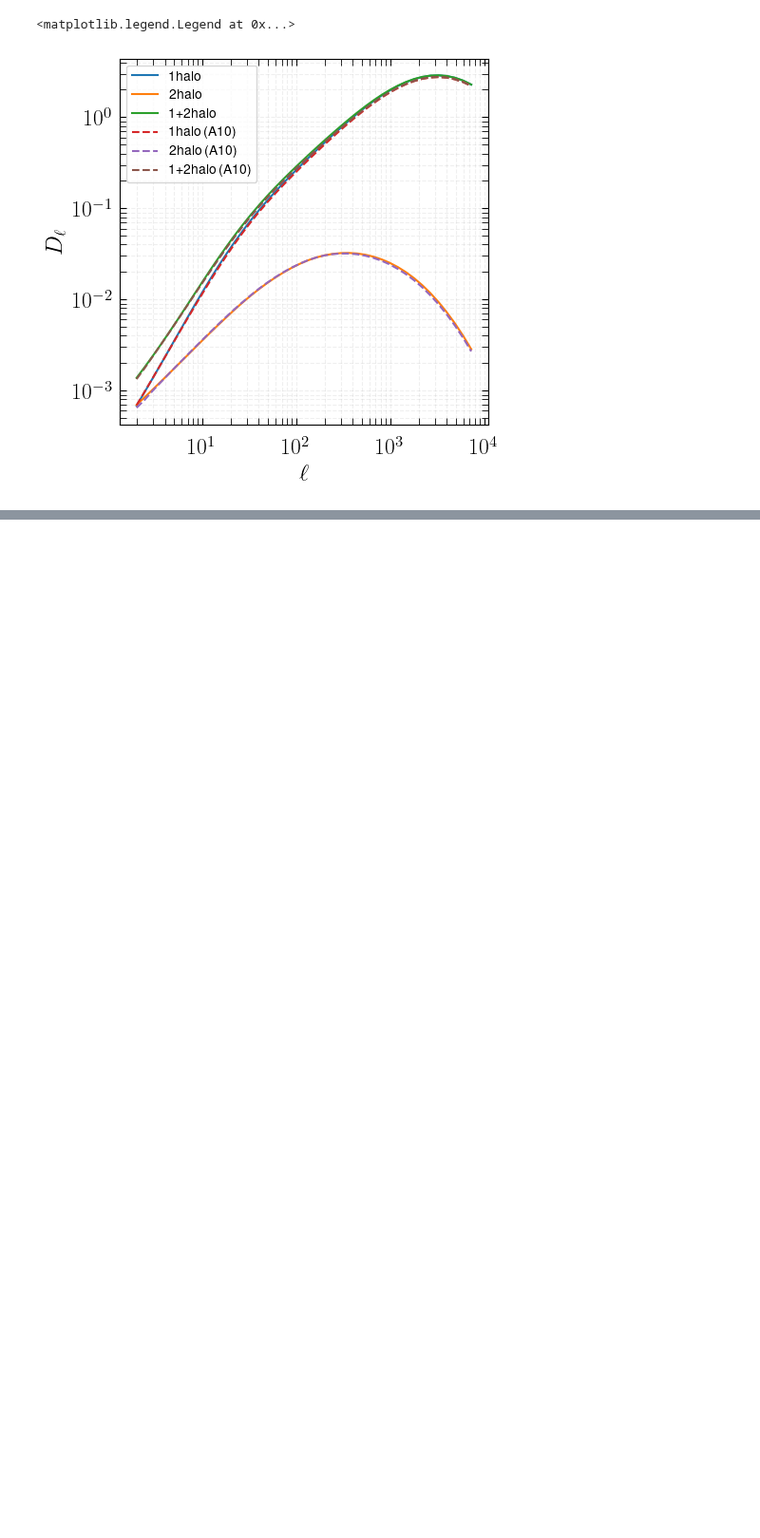
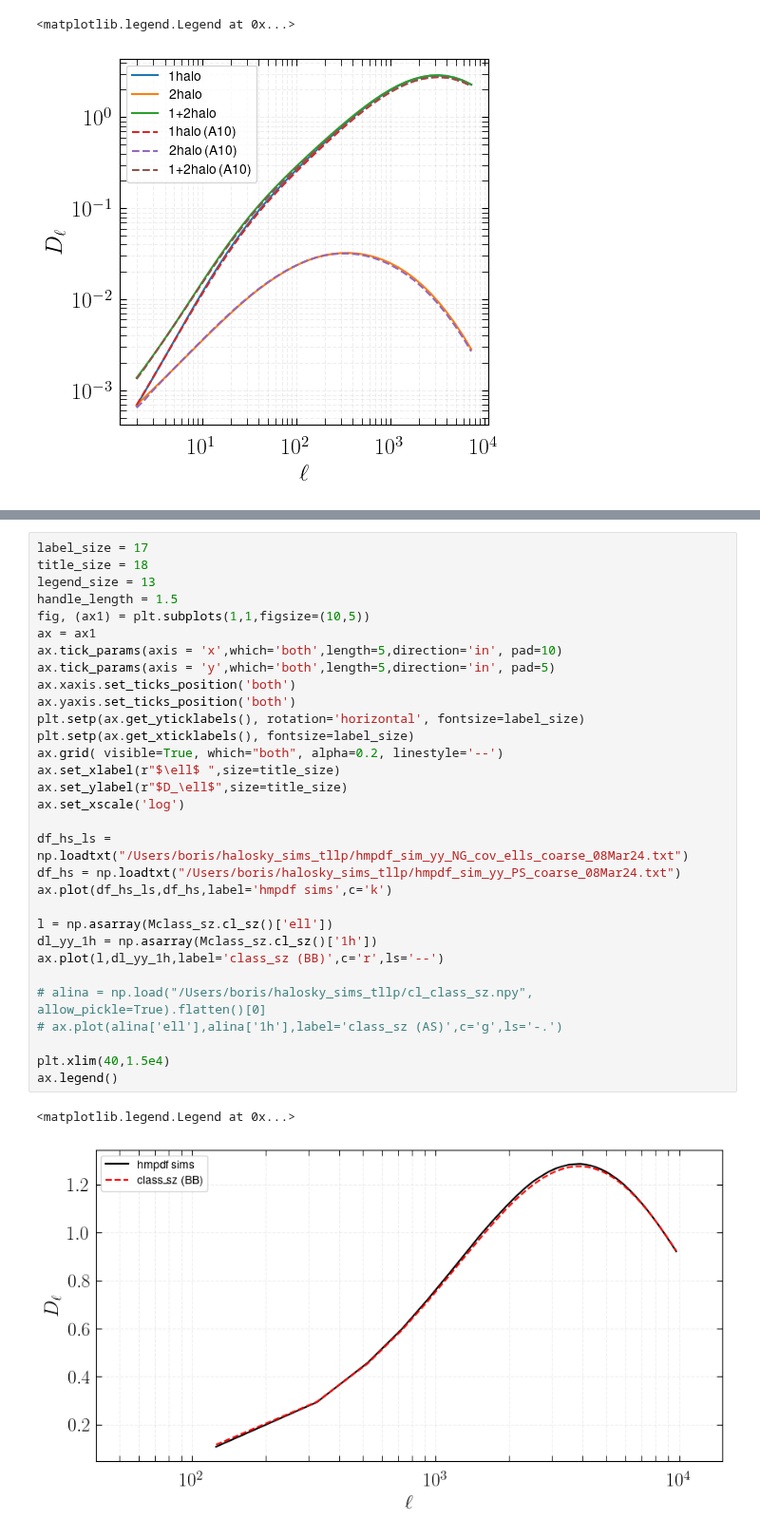
Before and after one commit to CLASS-SZ/class_sz, a Jupyter notebook: docs/notebooks/class_sz_tszpowerspectrum.ipynb, the cells around one changed output, grey strips where cells are left out. Shown at 95% size. Saved outputs shown, nothing was run; the diff lists cells and outputs as text; blank space fills up the shorter version.

```diff
--- a/docs/notebooks/class_sz_tszpowerspectrum.ipynb
+++ b/docs/notebooks/class_sz_tszpowerspectrum.ipynb
@@ -199,0 +292,34 @@ ax.legend()
+# %%
+label_size = 17
+title_size = 18
+legend_size = 13
+handle_length = 1.5
+fig, (ax1) = plt.subplots(1,1,figsize=(10,5))
+ax = ax1
+ax.tick_params(axis = 'x',which='both',length=5,direction='in', pad=10)
+ax.tick_params(axis = 'y',which='both',length=5,direction='in', pad=5)
+ax.xaxis.set_ticks_position('both')
+ax.yaxis.set_ticks_position('both')
+plt.setp(ax.get_yticklabels(), rotation='horizontal', fontsize=label_size)
+plt.setp(ax.get_xticklabels(), fontsize=label_size)
+ax.grid( visible=True, which="both", alpha=0.2, linestyle='--')
+ax.set_xlabel(r"$\ell$ ",size=title_size)
+ax.set_ylabel(r"$D_\ell$",size=title_size)
+ax.set_xscale('log')
+
+df_hs_ls = np.loadtxt("/Users/boris/halosky_sims_tllp/hmpdf_sim_yy_NG_cov_ells_coarse_08Mar24.txt")
+df_hs = np.loadtxt("/Users/boris/halosky_sims_tllp/hmpdf_sim_yy_PS_coarse_08Mar24.txt")
+ax.plot(df_hs_ls,df_hs,label='hmpdf sims',c='k')
+
+l = np.asarray(Mclass_sz.cl_sz()['ell'])
+dl_yy_1h = np.asarray(Mclass_sz.cl_sz()['1h'])
+ax.plot(l,dl_yy_1h,label='class_sz (BB)',c='r',ls='--')
+
+# alina = np.load("/Users/boris/halosky_sims_tllp/cl_class_sz.npy", allow_pickle=True).flatten()[0]
+# ax.plot(alina['ell'],alina['1h'],label='class_sz (AS)',c='g',ls='-.')
+
+plt.xlim(40,1.5e4)
+ax.legend()
+# %% [output]
+<matplotlib.legend.Legend at 0x...>
+[figure, added]
```
Also changed, not shown: parts of 6 cells of this notebook, 2 other files.
